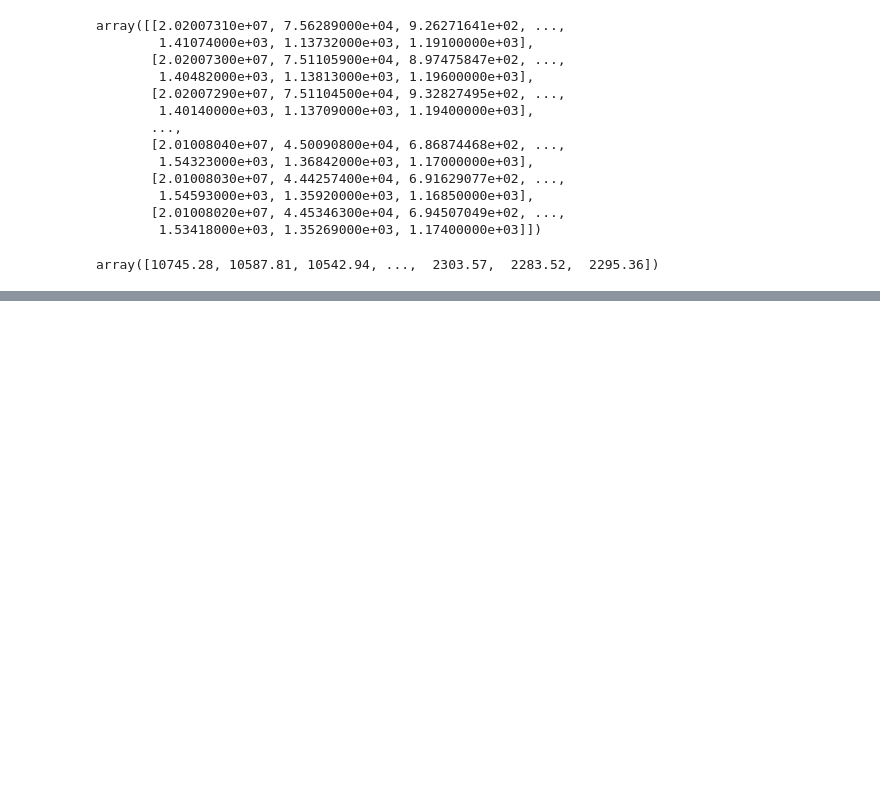
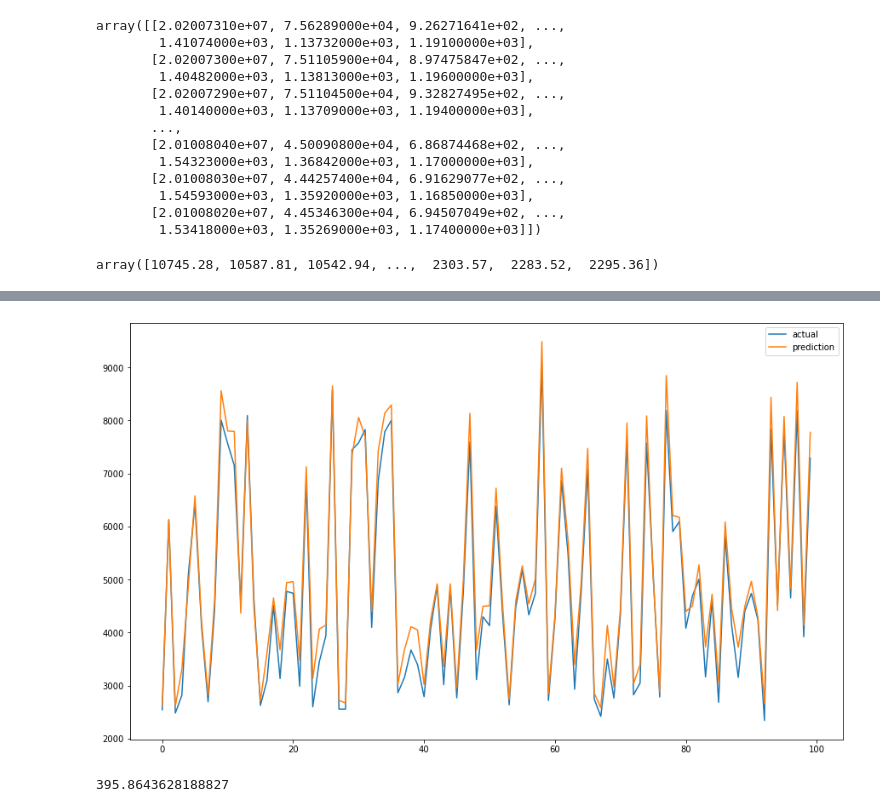
Before and after one commit to ManD-B/Deep-Learning, a Jupyter notebook: 7.Project/회귀분석.ipynb, the cells around one changed output, grey strips where cells are left out. Drawn from its saved outputs; the diff is of its cells as text; code cells hidden in the pictures; blank space fills up the shorter version.

```diff
--- a/7.Project/회귀분석.ipynb
+++ b/7.Project/회귀분석.ipynb
@@ -145,0 +146,2 @@ for i in range(500):
+# %%
+pred = model.predict(X_test)
@@ -145,0 +150,11 @@ for i in range(500):
+# %%
+a = Y_test[100:200]
+b = pred[100:200]
+# %%
+plt.figure(figsize=(15, 9))
+plt.plot(a, label='actual')
+plt.plot(b, label='prediction')
+plt.legend()
+plt.show()
+# %% [output]
+[figure, added]
@@ -145,0 +163,9 @@ for i in range(500):
+# %%
+a = 0.0
+for i in range(0,len(Y_test)):
+    a += (Y_test[i]-pred[i])**2
+b = a / len(Y_test)
+c = math.sqrt(b)
+print(c)
+# %% [output]
+395.8643628188827
```
Also changed, not shown: parts of 5 cells of this notebook, 11 other files.
